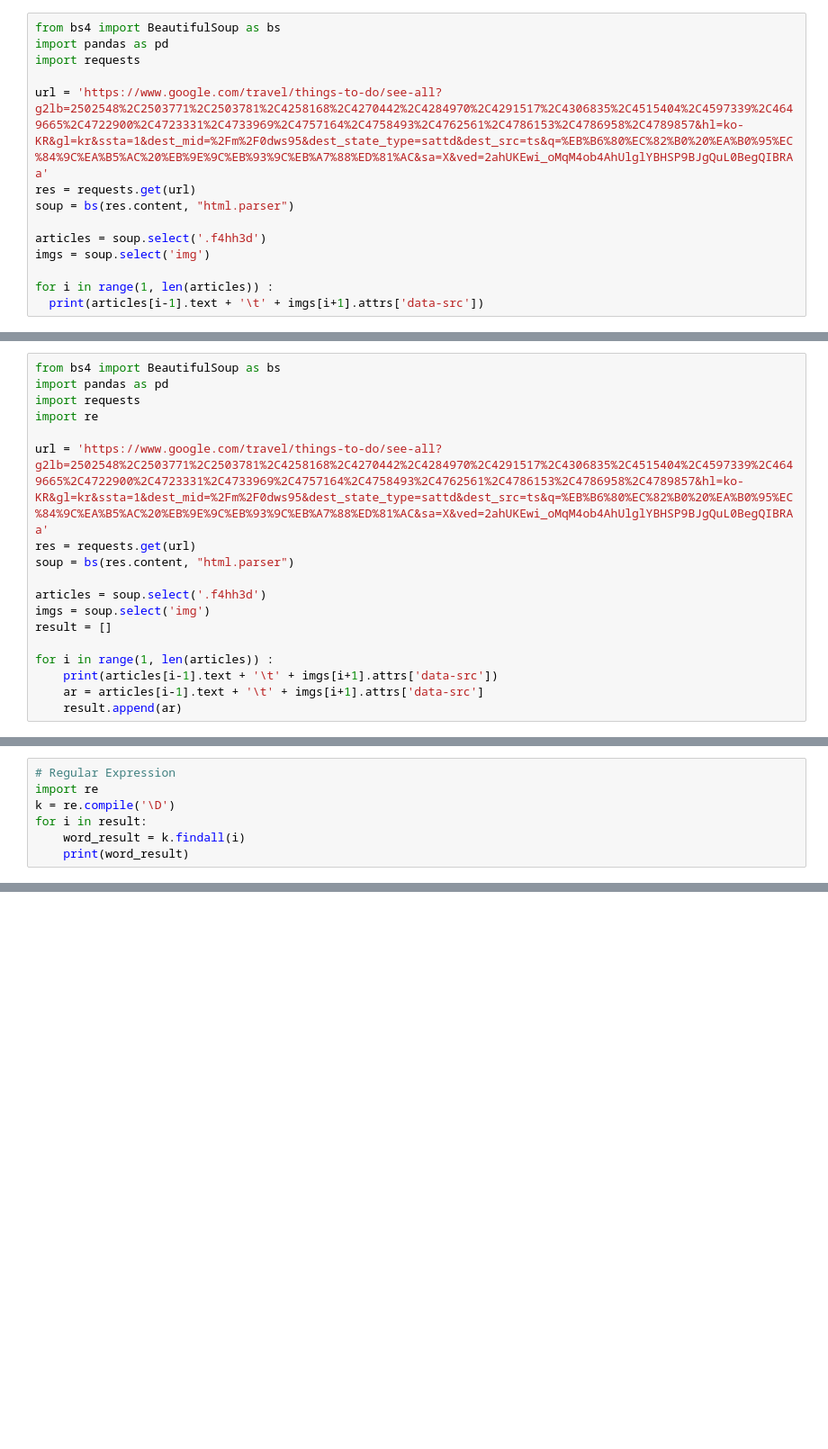
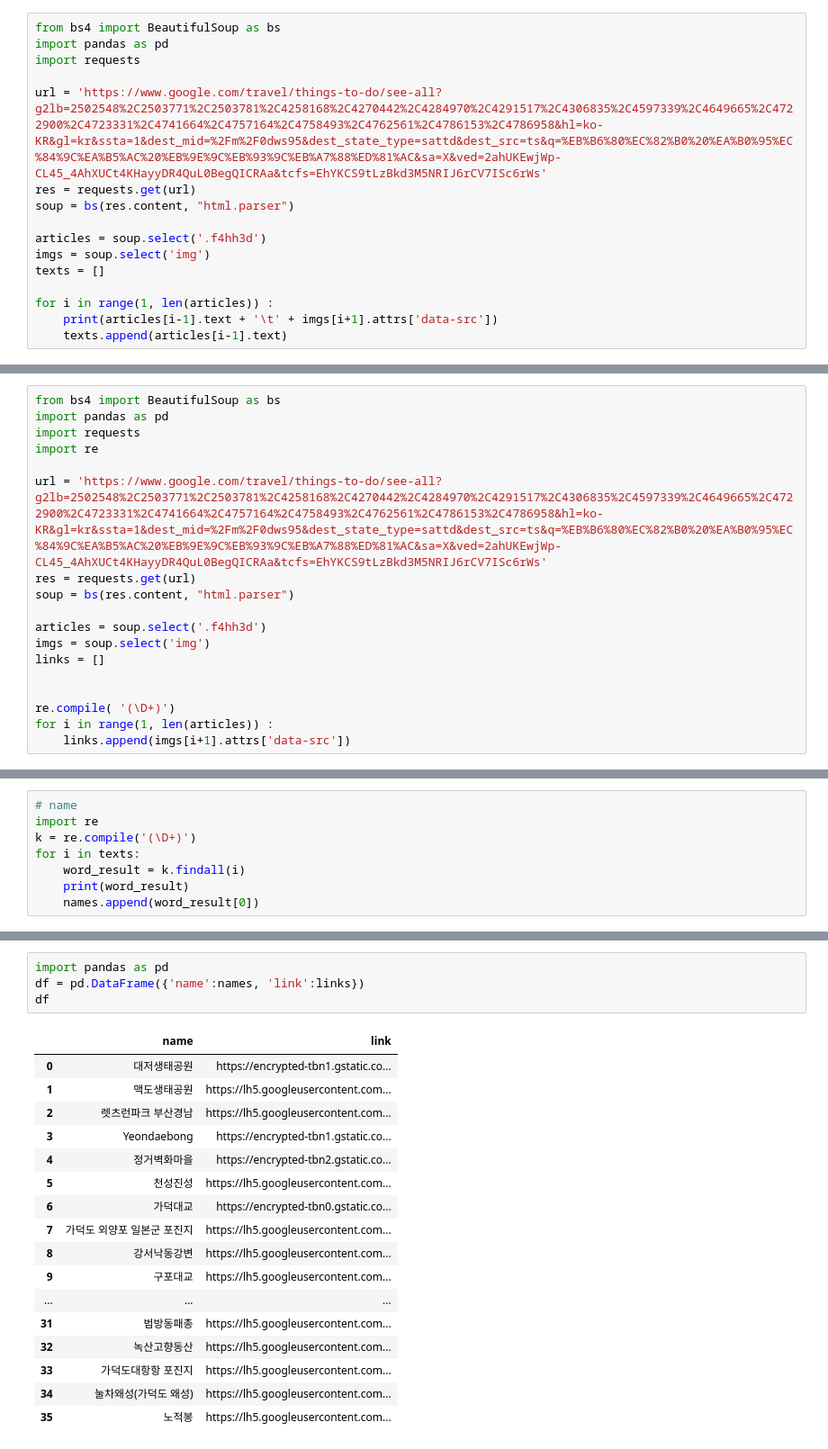
Before and after one commit to YuLim2/Gangseo-gu_project, a Jupyter notebook: google_crowling.ipynb, the cells around one changed output, grey strips where cells are left out. Shown: that part at 90% size. Saved outputs shown, nothing was run; the diff lists cells and outputs as text; blank space fills up the shorter version.

Commit message:
ADD: Split Data and Create DataFrame
Split data by  Regular expression and Create DataFrame colums=[name, link, nums, score]

```diff
--- a/google_crowling.ipynb
+++ b/google_crowling.ipynb
@@ -3,14 +3,16 @@ from bs4 import BeautifulSoup as bs
 import pandas as pd
 import requests
 
-url = 'https://www.google.com/travel/things-to-do/see-all?g2lb=2502548%2C2503771%2C2503781%2C4258168%2C4270442%2C4284970%2C4291517%2C4306835%2C4515404%2C4597339%2C4649665%2C4722900%2C4723331%2C4733969%2C4757164%2C4758493%2C4762561%2C4786153%2C4786958%2C4789857&hl=ko-KR&gl=kr&ssta=1&dest_mid=%2Fm%2F0dws95&dest_state_type=sattd&dest_src=ts&q=%EB%B6%80%EC%82%B0%20%EA%B0%95%EC%84%9C%EA%B5%AC%20%EB%9E%9C%EB%93%9C%EB%A7%88%ED%81%AC&sa=X&ved=2ahUKEwi_oMqM4ob4AhUlglYBHSP9BJgQuL0BegQIBRAa'
+url = 'https://www.google.com/travel/things-to-do/see-all?g2lb=2502548%2C2503771%2C2503781%2C4258168%2C4270442%2C4284970%2C4291517%2C4306835%2C4597339%2C4649665%2C4722900%2C4723331%2C4741664%2C4757164%2C4758493%2C4762561%2C4786153%2C4786958&hl=ko-KR&gl=kr&ssta=1&dest_mid=%2Fm%2F0dws95&dest_state_type=sattd&dest_src=ts&q=%EB%B6%80%EC%82%B0%20%EA%B0%95%EC%84%9C%EA%B5%AC%20%EB%9E%9C%EB%93%9C%EB%A7%88%ED%81%AC&sa=X&ved=2ahUKEwjWp-CL45_4AhXUCt4KHayyDR4QuL0BegQICRAa&tcfs=EhYKCS9tLzBkd3M5NRIJ6rCV7ISc6rWs'
 res = requests.get(url)
 soup = bs(res.content, "html.parser")
 
 articles = soup.select('.f4hh3d')
 imgs = soup.select('img')
+texts = []
 
 for i in range(1, len(articles)) :
-  print(articles[i-1].text + '\t' + imgs[i+1].attrs['data-src'])
+    print(articles[i-1].text + '\t' + imgs[i+1].attrs['data-src'])
+    texts.append(articles[i-1].text)
 # %% [output]
 대저생태공원4.2 (1,679)조류 관찰과 형형색색의 계절 꽃      https://encrypted-tbn1.gstatic.com/licensed-image?q=tbn:ANd9GcRRT1TkNZMCkAaZ-tlwXX_XL9UiaDkew5BDsnf4cMMt086OaBhAHlPWGisM-7GOFRwNaXKpGvxhTQZHfwNoyvKRXQ
@@ -36,15 +38,15 @@ import pandas as pd
 import requests
 import re
 
-url = 'https://www.google.com/travel/things-to-do/see-all?g2lb=2502548%2C2503771%2C2503781%2C4258168%2C4270442%2C4284970%2C4291517%2C4306835%2C4515404%2C4597339%2C4649665%2C4722900%2C4723331%2C4733969%2C4757164%2C4758493%2C4762561%2C4786153%2C4786958%2C4789857&hl=ko-KR&gl=kr&ssta=1&dest_mid=%2Fm%2F0dws95&dest_state_type=sattd&dest_src=ts&q=%EB%B6%80%EC%82%B0%20%EA%B0%95%EC%84%9C%EA%B5%AC%20%EB%9E%9C%EB%93%9C%EB%A7%88%ED%81%AC&sa=X&ved=2ahUKEwi_oMqM4ob4AhUlglYBHSP9BJgQuL0BegQIBRAa'
+url = 'https://www.google.com/travel/things-to-do/see-all?g2lb=2502548%2C2503771%2C2503781%2C4258168%2C4270442%2C4284970%2C4291517%2C4306835%2C4597339%2C4649665%2C4722900%2C4723331%2C4741664%2C4757164%2C4758493%2C4762561%2C4786153%2C4786958&hl=ko-KR&gl=kr&ssta=1&dest_mid=%2Fm%2F0dws95&dest_state_type=sattd&dest_src=ts&q=%EB%B6%80%EC%82%B0%20%EA%B0%95%EC%84%9C%EA%B5%AC%20%EB%9E%9C%EB%93%9C%EB%A7%88%ED%81%AC&sa=X&ved=2ahUKEwjWp-CL45_4AhXUCt4KHayyDR4QuL0BegQICRAa&tcfs=EhYKCS9tLzBkd3M5NRIJ6rCV7ISc6rWs'
 res = requests.get(url)
 soup = bs(res.content, "html.parser")
 
 articles = soup.select('.f4hh3d')
 imgs = soup.select('img')
-result = []
+links = []
 
+
+re.compile( '(\D+)')
 for i in range(1, len(articles)) :
-    print(articles[i-1].text + '\t' + imgs[i+1].attrs['data-src'])
-    ar = articles[i-1].text + '\t' + imgs[i+1].attrs['data-src']
-    result.append(ar)
+    links.append(imgs[i+1].attrs['data-src'])
@@ -89,8 +73,9 @@ result
 # %%
-# Regular Expression
+# name
 import re
-k = re.compile('\D')
-for i in result:
+k = re.compile('(\D+)')
+for i in texts:
     word_result = k.findall(i)
     print(word_result)
+    names.append(word_result[0])
 # %% [output]
@@ -133,0 +119,22 @@ result
+# %%
+import pandas as pd
+df = pd.DataFrame({'name':names, 'link':links})
+df
+# %% [output]
+|  | name | link |
+| 0 | 대저생태공원 | https://encrypted-tbn1.gstatic.co... |
+| 1 | 맥도생태공원 | https://lh5.googleusercontent.com... |
+| 2 | 렛츠런파크 부산경남 | https://lh5.googleusercontent.com... |
+| 3 | Yeondaebong | https://encrypted-tbn1.gstatic.co... |
+| 4 | 정거벽화마을 | https://encrypted-tbn2.gstatic.co... |
+| 5 | 천성진성 | https://lh5.googleusercontent.com... |
+| 6 | 가덕대교 | https://encrypted-tbn0.gstatic.co... |
+| 7 | 가덕도 외양포 일본군 포진지 | https://lh5.googleusercontent.com... |
+| 8 | 강서낙동강변 | https://lh5.googleusercontent.com... |
+| 9 | 구포대교 | https://lh5.googleusercontent.com... |
+| ... | ... | ... |
+| 31 | 범방동패총 | https://lh5.googleusercontent.com... |
+| 32 | 녹산고향동산 | https://lh5.googleusercontent.com... |
+| 33 | 가덕도대항항 포진지 | https://lh5.googleusercontent.com... |
+| 34 | 눌차왜성(가덕도 왜성) | https://lh5.googleusercontent.com... |
+| 35 | 노적봉 | https://lh5.googleusercontent.com... |
```
Also changed, not shown: parts of 14 cells of this notebook.
